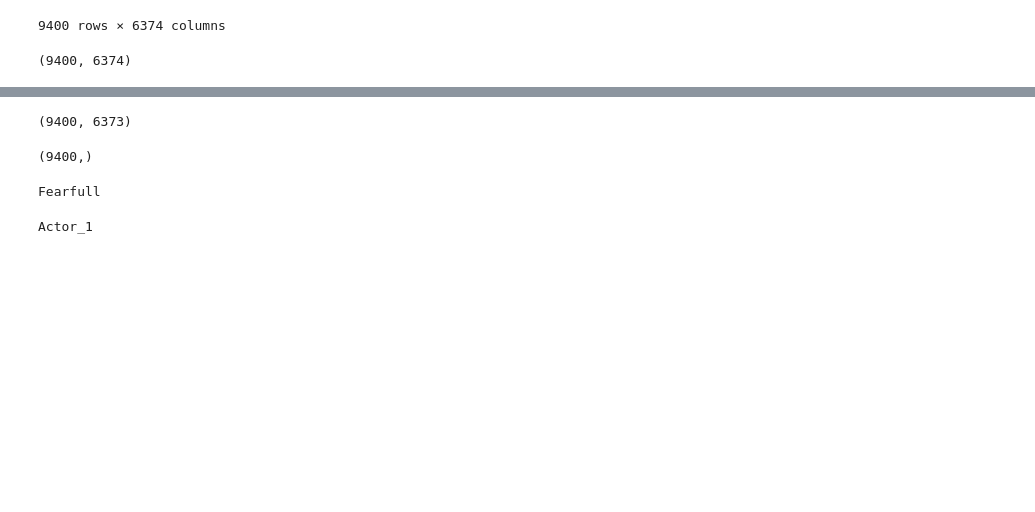
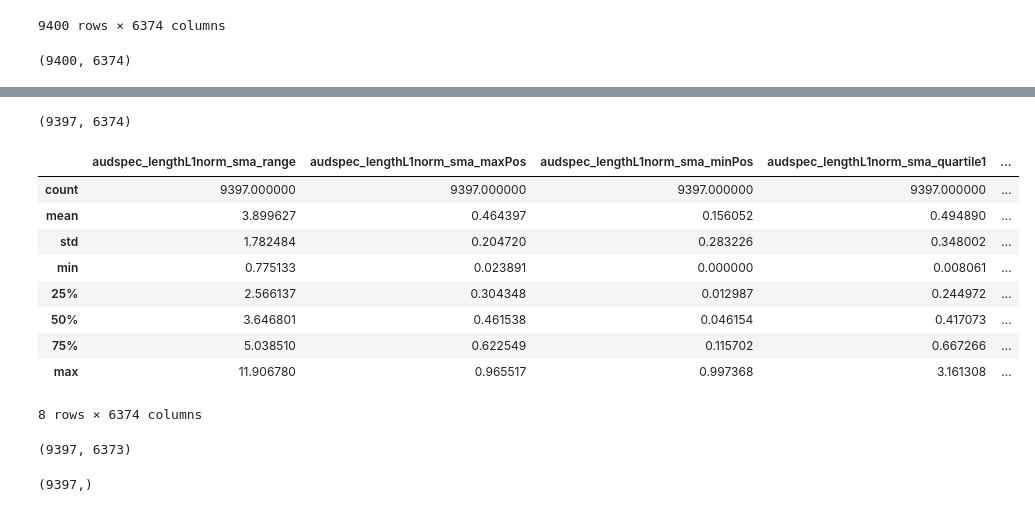
Before and after one commit to Bushramjad/Speech-Emotion-detection-in-urdu, a Jupyter notebook: speech_emotion_recognition.ipynb, the cells around one changed output, grey strips where cells are left out. Cells and saved outputs as stored; diff of their text form; code cells hidden in the pictures; blank space fills up the shorter version.

```diff
--- a/speech_emotion_recognition.ipynb
+++ b/speech_emotion_recognition.ipynb
@@ -164,22 +186,29 @@ Length: 6374, dtype: object
+# %%
+X__extracted_features = X__extracted_features.dropna()
+X__extracted_features.shape
+# %% [output]
+(9397, 6374)
+# %%
+X__extracted_features.describe()
+# %% [output]
+|  | audspec_lengthL1norm_sma_range | audspec_lengthL1norm_sma_maxPos | audspec_lengthL1norm_sma_minPos | audspec_lengthL1norm_sma_quartile1 | ... |
+| count | 9397.000000 | 9397.000000 | 9397.000000 | 9397.000000 | ... |
+| mean | 3.899627 | 0.464397 | 0.156052 | 0.494890 | ... |
+| std | 1.782484 | 0.204720 | 0.283226 | 0.348002 | ... |
+| min | 0.775133 | 0.023891 | 0.000000 | 0.008061 | ... |
+| 25% | 2.566137 | 0.304348 | 0.012987 | 0.244972 | ... |
+| 50% | 3.646801 | 0.461538 | 0.046154 | 0.417073 | ... |
+| 75% | 5.038510 | 0.622549 | 0.115702 | 0.667266 | ... |
+| max | 11.906780 | 0.965517 | 0.997368 | 3.161308 | ... |
+8 rows × 6374 columns
 # %%
 X__extracted_features_final = X__extracted_features.drop(['label'], axis=1)
 Y__extracted_features_final = X__extracted_features['label']
 # %%
 X__extracted_features_final.shape
 # %% [output]
-(9400, 6373)
+(9397, 6373)
 # %%
 Y__extracted_features_final.shape
 # %% [output]
-(9400,)
+(9397,)
-# %%
-s = "/content/drive/MyDrive/SEMOUR_LD/Scripted_Speech/Actor_8/Fearfull/"
-# print(s.split('/'))
-print(s.split('/')[-2])
-# %% [output]
-Fearfull
-# %%
-s = '/content/drive/MyDrive/SEMOUR_LD/Scripted_Speech/Actor_1/'
-print(s.split('/')[-2])
-# %% [output]
-Actor_1
```
Also changed, not shown: parts of 46 cells of this notebook.
